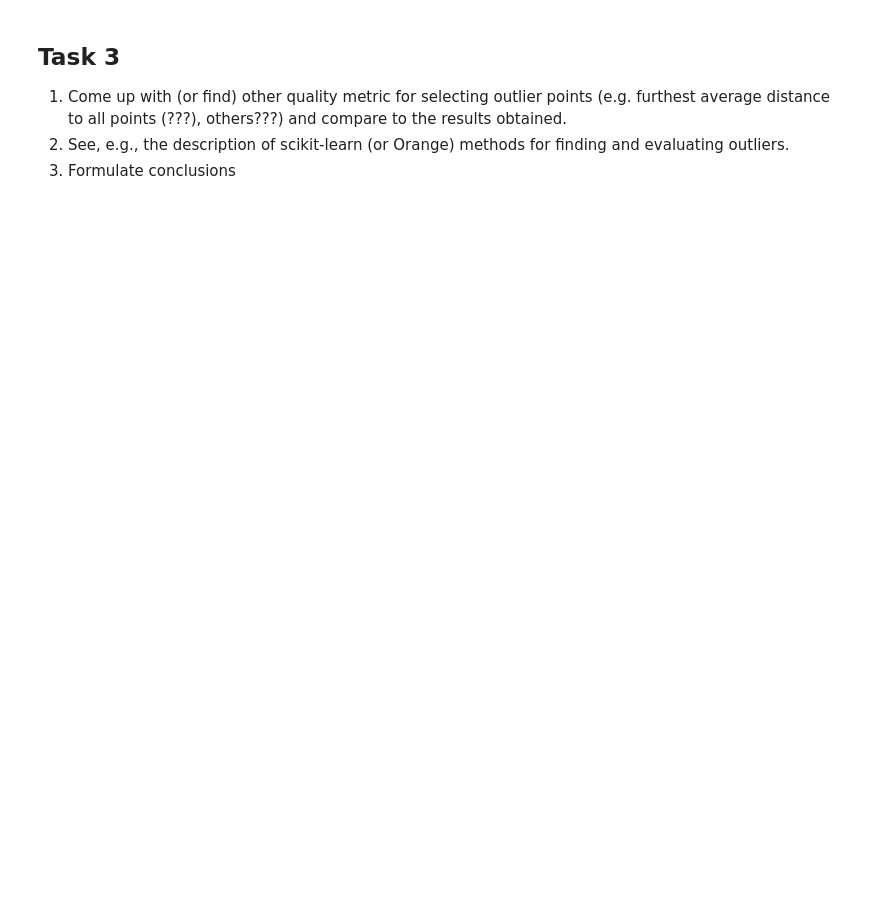
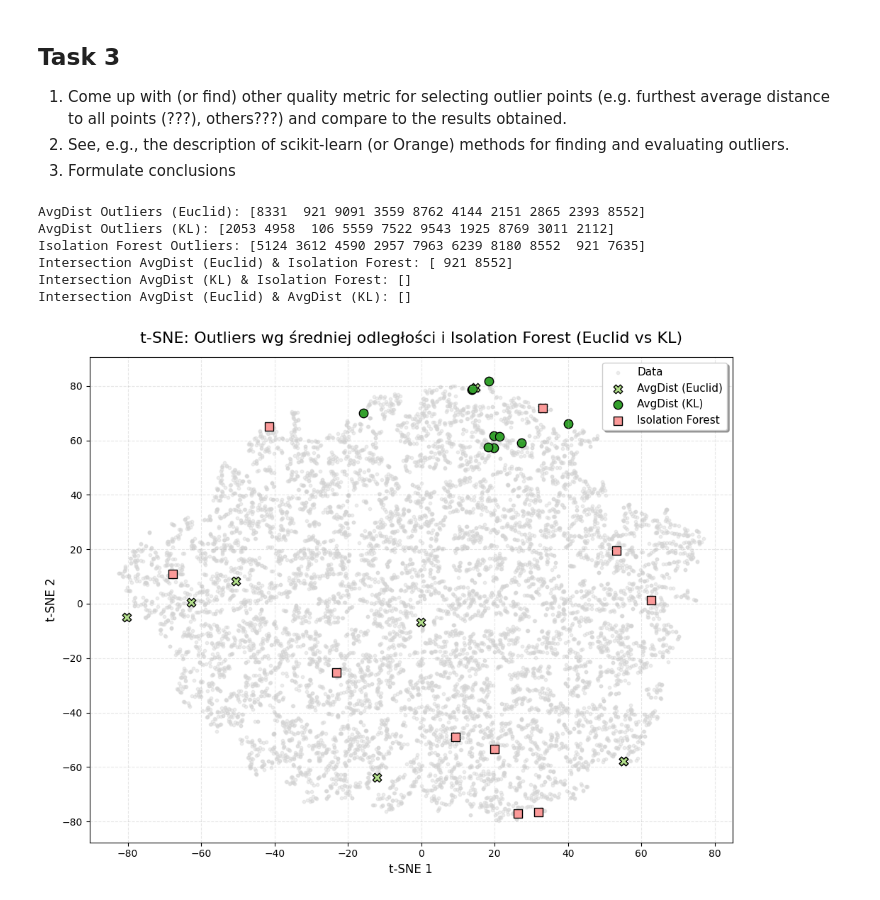
Before and after one commit to PiotrBra/MachineLearning, a Jupyter notebook: lab4/lab4.ipynb, the cells around one changed output. Saved outputs shown, nothing was run; the diff lists cells and outputs as text; code cells hidden in the pictures; blank space fills up the shorter version.

```diff
--- a/lab4/lab4.ipynb
+++ b/lab4/lab4.ipynb
@@ -156,3 +325,77 @@ Wniosek:
 1. Come up with (or find) other quality metric for selecting outlier points (e.g. furthest average distance to all points (???), others???) and compare to the results obtained.
 2. See, e.g., the description of scikit-learn (or Orange) methods for finding and evaluating outliers.
 3. Formulate conclusions
+# %%
+from sklearn.manifold import TSNE
+from sklearn.ensemble import IsolationForest
+from matplotlib import cm
+import numpy as np
+import matplotlib.pyplot as plt
+
+def compute_avg_dist_outliers(D: np.ndarray, L: int = 10):
+    avg_dist = D.mean(axis=1)
+    idx = np.argsort(avg_dist)[-L:]
+    return idx, avg_dist
+
+L = 10
+idx_avg_euc, avg_euc = compute_avg_dist_outliers(D_euc_5, L=L)
+idx_avg_kl, avg_kl = compute_avg_dist_outliers(D_kl_5, L=L)
+
+iso_forest = IsolationForest(contamination=0.01, random_state=42)
+iso_forest.fit(X_5)
+iso_labels = iso_forest.predict(X_5)
+idx_iso = np.where(iso_labels == -1)[0]
+scores = -iso_forest.decision_function(X_5)
+idx_iso = idx_iso[np.argsort(scores[idx_iso])[-L:]]
+
+print('AvgDist Outliers (Euclid):', idx_avg_euc)
+print('AvgDist Outliers (KL):', idx_avg_kl)
+print('Isolation Forest Outliers:', idx_iso)
+
+overlap_euc_iso = np.intersect1d(idx_avg_euc, idx_iso)
+overlap_kl_iso = np.intersect1d(idx_avg_kl, idx_iso)
+overlap_euc_kl = np.intersect1d(idx_avg_euc, idx_avg_kl)
+
+print('Intersection AvgDist (Euclid) & Isolation Forest:', overlap_euc_iso)
+print('Intersection AvgDist (KL) & Isolation Forest:', overlap_kl_iso)
+print('Intersection AvgDist (Euclid) & AvgDist (KL):', overlap_euc_kl)
+
+
+tsne3 = TSNE(n_components=2, init='pca', random_state=42)
+X2_3 = tsne3.fit_transform(X_5)
+
+groups = {
+    'AvgDist (Euclid)': {'idx': idx_avg_euc, 'marker': 'X', 'color': cm.Paired(2)},
+    'AvgDist (KL)': {'idx': idx_avg_kl, 'marker': 'o', 'color': cm.Paired(3)},
+    'Isolation Forest': {'idx': idx_iso, 'marker': 's', 'color': cm.Paired(4)},
+}
+
+plt.figure(figsize=(10, 8))
+plt.scatter(X2_3[:, 0], X2_3[:, 1], s=10, color='lightgray', alpha=0.4, label='Data')
+
+for name, props in groups.items():
+    pts = props['idx']
+    plt.scatter(
+        X2_3[pts, 0], X2_3[pts, 1],
+        s=80,
+        marker=props['marker'],
+        edgecolor='black',
+        color=props['color'],
+        label=name
+    )
+
+plt.title('t-SNE: Outliers wg średniej odległości i Isolation Forest (Euclid vs KL)', fontsize=16, pad=15)
+plt.xlabel('t-SNE 1', fontsize=12)
+plt.ylabel('t-SNE 2', fontsize=12)
+plt.legend(loc='upper right', fontsize=11, frameon=True, shadow=True)
+plt.grid(True, linestyle='--', alpha=0.3)
+plt.tight_layout()
+plt.show()
+# %% [output]
+AvgDist Outliers (Euclid): [8331  921 9091 3559 8762 4144 2151 2865 2393 8552]
+AvgDist Outliers (KL): [2053 4958  106 5559 7522 9543 1925 8769 3011 2112]
+Isolation Forest Outliers: [5124 3612 4590 2957 7963 6239 8180 8552  921 7635]
+Intersection AvgDist (Euclid) & Isolation Forest: [ 921 8552]
+Intersection AvgDist (KL) & Isolation Forest: []
+Intersection AvgDist (Euclid) & AvgDist (KL): []
+[figure, added]
```
Also changed, not shown: parts of 8 cells of this notebook.
